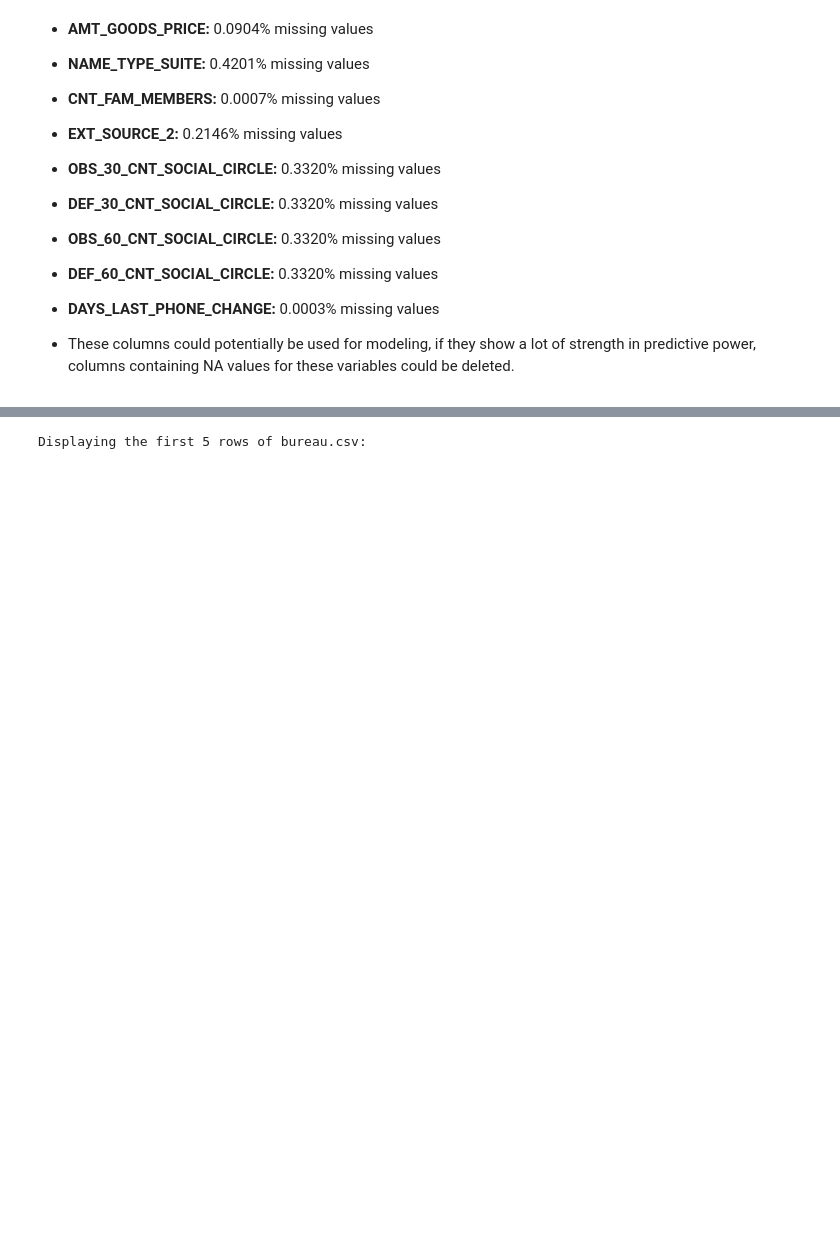
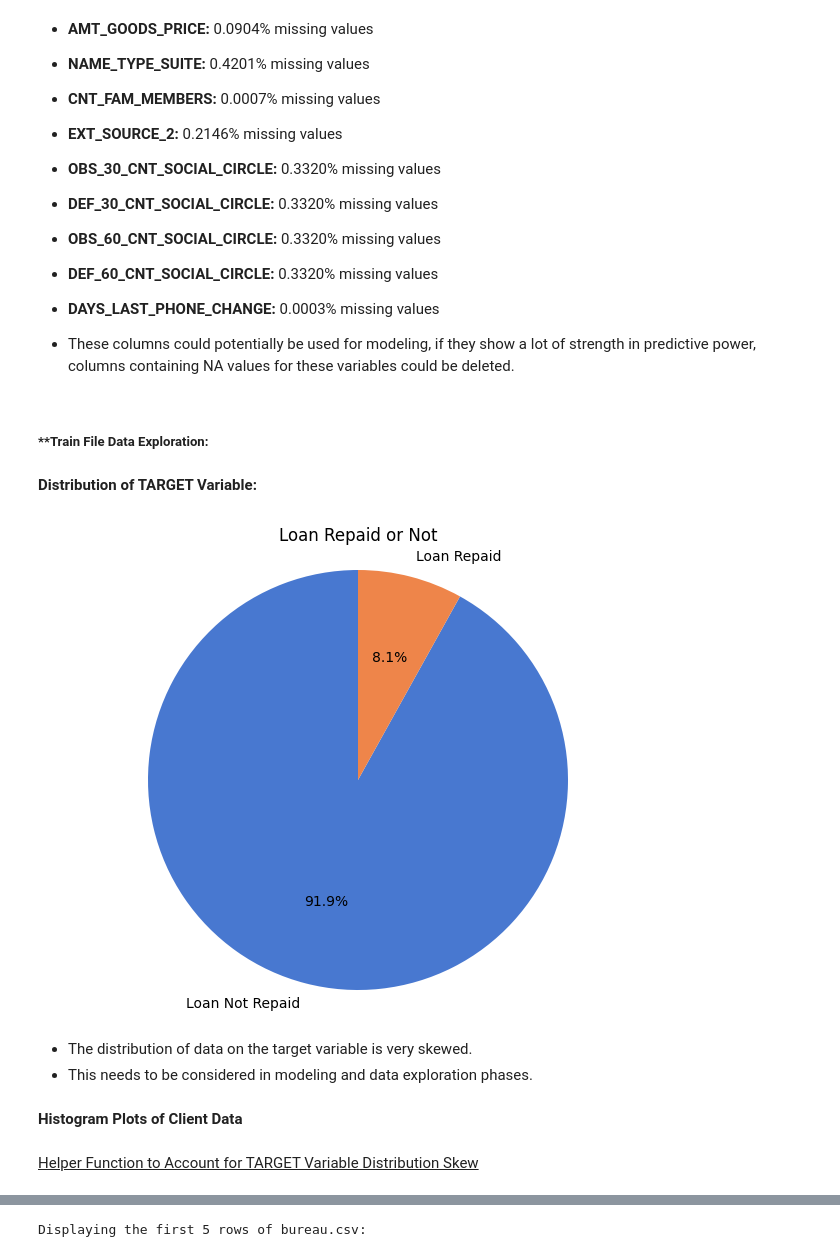
Before and after one commit to mattjohnescu/Practice-Capstone-Project, a Jupyter notebook: EDA Notebook.ipynb, the cells around one changed output, grey strips where cells are left out. Drawn from its saved outputs; the diff is of its cells as text; code cells hidden in the pictures; blank space fills up the shorter version.

```diff
--- a/EDA Notebook.ipynb
+++ b/EDA Notebook.ipynb
@@ -361,3 +383,29 @@ All of these variables are related to housing characteristics and may have missi
 - **DAYS_LAST_PHONE_CHANGE:** 0.0003% missing values
 
 - These columns could potentially be used for modeling, if they show a lot of strength in predictive power, columns containing NA values for these variables could be deleted.
+# %% [markdown]
+##### **Train File Data Exploration:
+# %% [markdown]
+**Distribution of TARGET Variable:**
+# %%
+# Count the values of the TARGET variable
+temp = application_train_df["TARGET"].value_counts()
+df = pd.DataFrame({'labels': temp.index,
+                   'values': temp.values
+                  })
+
+# Plotting a pie chart using seaborn and matplotlib
+plt.figure(figsize=(8, 6))
+plt.pie(df['values'], labels=['Loan Not Repaid', 'Loan Repaid'], autopct='%1.1f%%', startangle=90, colors=sns.color_palette('muted'))
+plt.title('Loan Repaid or Not')
+plt.axis('equal')  # Equal aspect ratio ensures that the pie is drawn as a circle.
+plt.show()
+# %% [output]
+[figure, added]
+# %% [markdown]
+- The distribution of data on the target variable is very skewed.
+- This needs to be considered in modeling and data exploration phases.
+# %% [markdown]
+**Histogram Plots of Client Data**
+# %% [markdown]
+<u> Helper Function to Account for TARGET Variable Distribution Skew </u>
```
Also changed, not shown: parts of 17 cells of this notebook.
